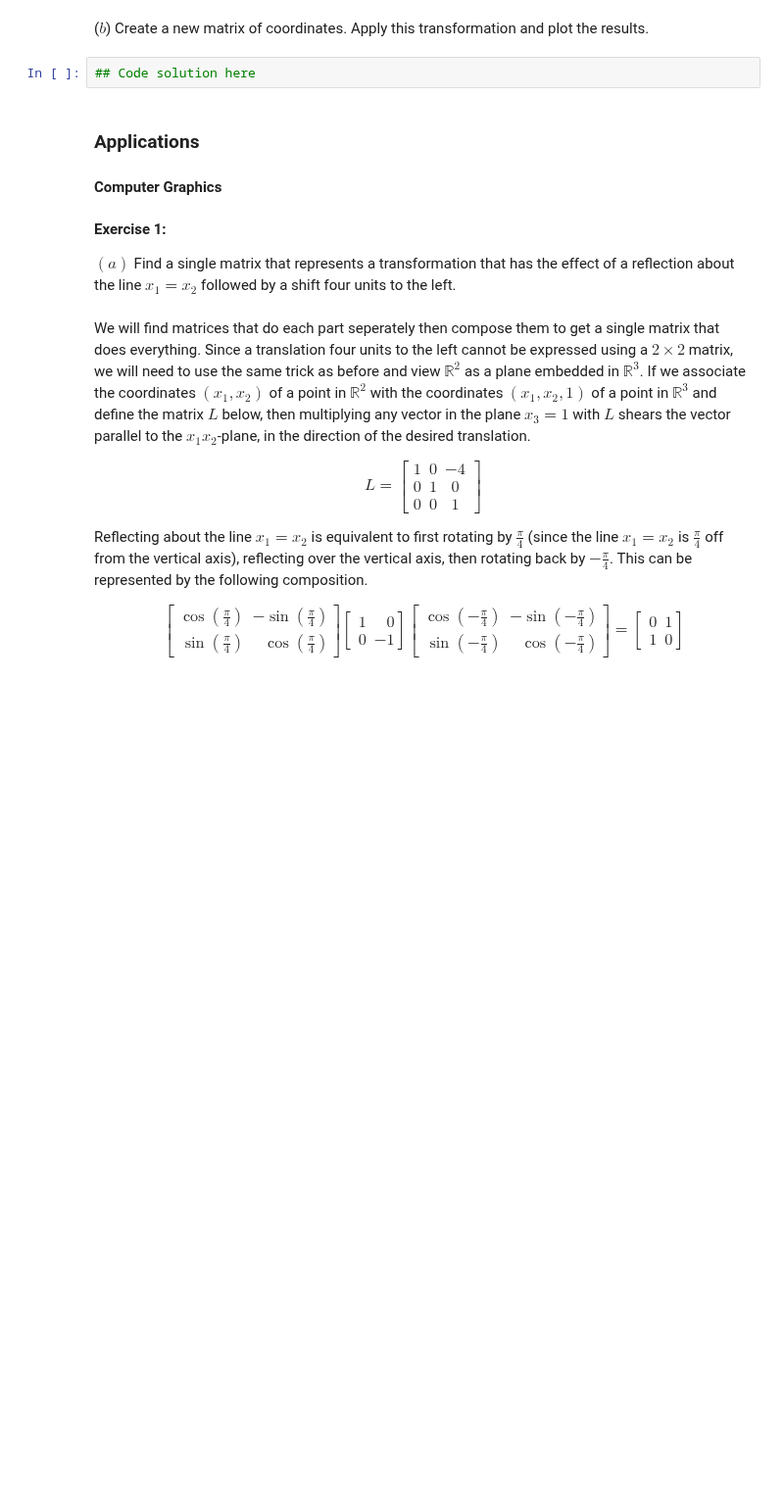
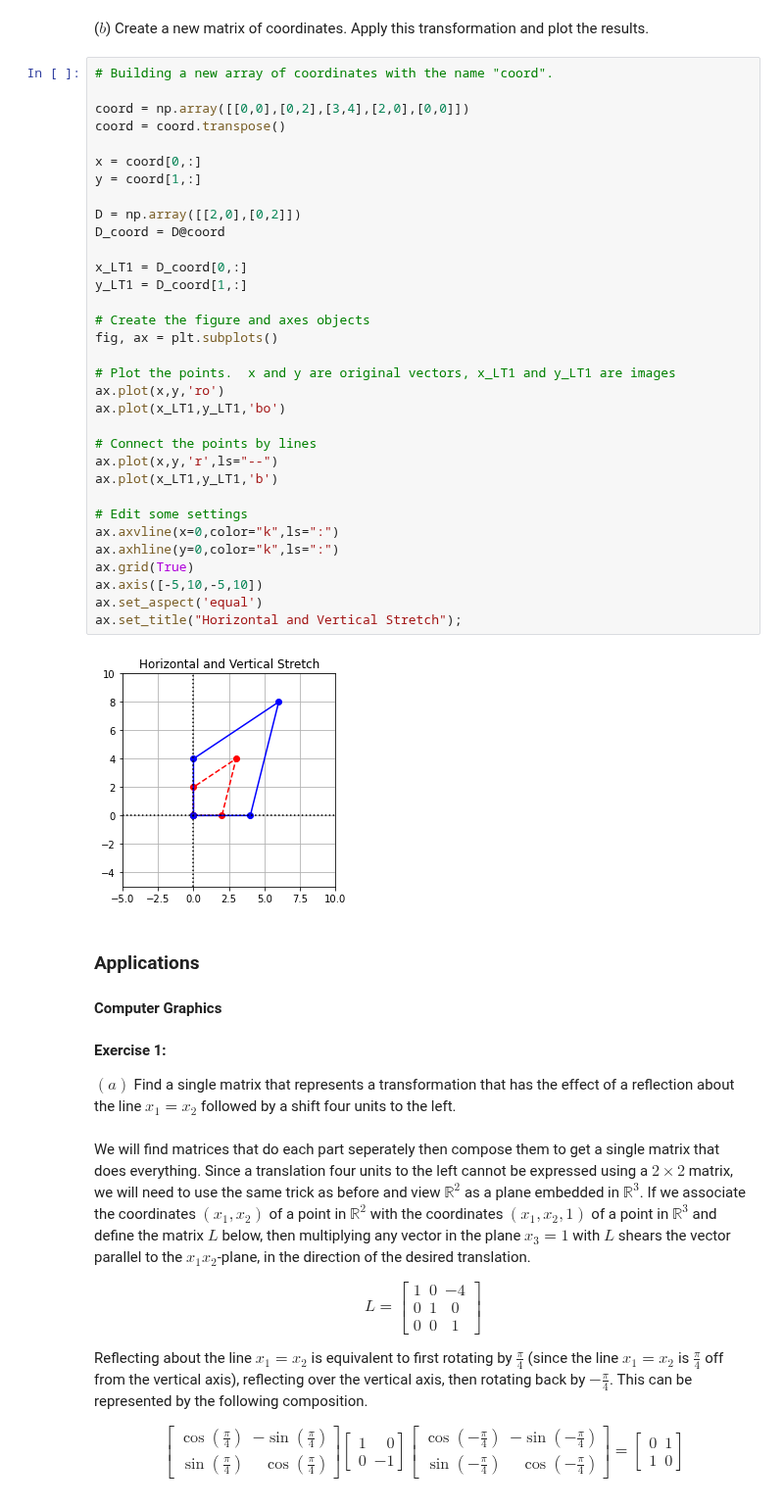
Before and after one commit to bvanderlei/jupyter-guide-to-linear-algebra, a Jupyter notebook: Linear_Transformations_Solutions.ipynb, the cells around one changed output. Shown at 98% size. Cells and saved outputs as stored; diff of their text form; blank space fills up the shorter version.

```diff
--- a/Linear_Transformations_Solutions.ipynb
+++ b/Linear_Transformations_Solutions.ipynb
@@ -686,7 +854,40 @@ ax.set_aspect('equal')
 # %% [markdown]
 ($b$) Create a new matrix of coordinates.  Apply this transformation and plot the results.
-# %%
-## Code solution here
+# %%
+# Building a new array of coordinates with the name "coord".
+
+coord = np.array([[0,0],[0,2],[3,4],[2,0],[0,0]])
+coord = coord.transpose()
+
+x = coord[0,:]
+y = coord[1,:]
+
+D = np.array([[2,0],[0,2]])
+D_coord = D@coord
+
+x_LT1 = D_coord[0,:]
+y_LT1 = D_coord[1,:]
+
+# Create the figure and axes objects
+fig, ax = plt.subplots()
+
+# Plot the points.  x and y are original vectors, x_LT1 and y_LT1 are images
+ax.plot(x,y,'ro')
+ax.plot(x_LT1,y_LT1,'bo')
+
+# Connect the points by lines
+ax.plot(x,y,'r',ls="--")
+ax.plot(x_LT1,y_LT1,'b')
+
+# Edit some settings
+ax.axvline(x=0,color="k",ls=":")
+ax.axhline(y=0,color="k",ls=":")
+ax.grid(True)
+ax.axis([-5,10,-5,10])
+ax.set_aspect('equal')
+ax.set_title("Horizontal and Vertical Stretch");
+# %% [output]
+[figure, added]
 # %% [markdown]
 ### Applications
 
```
Also changed, not shown: parts of 23 cells of this notebook, 1 other file.
